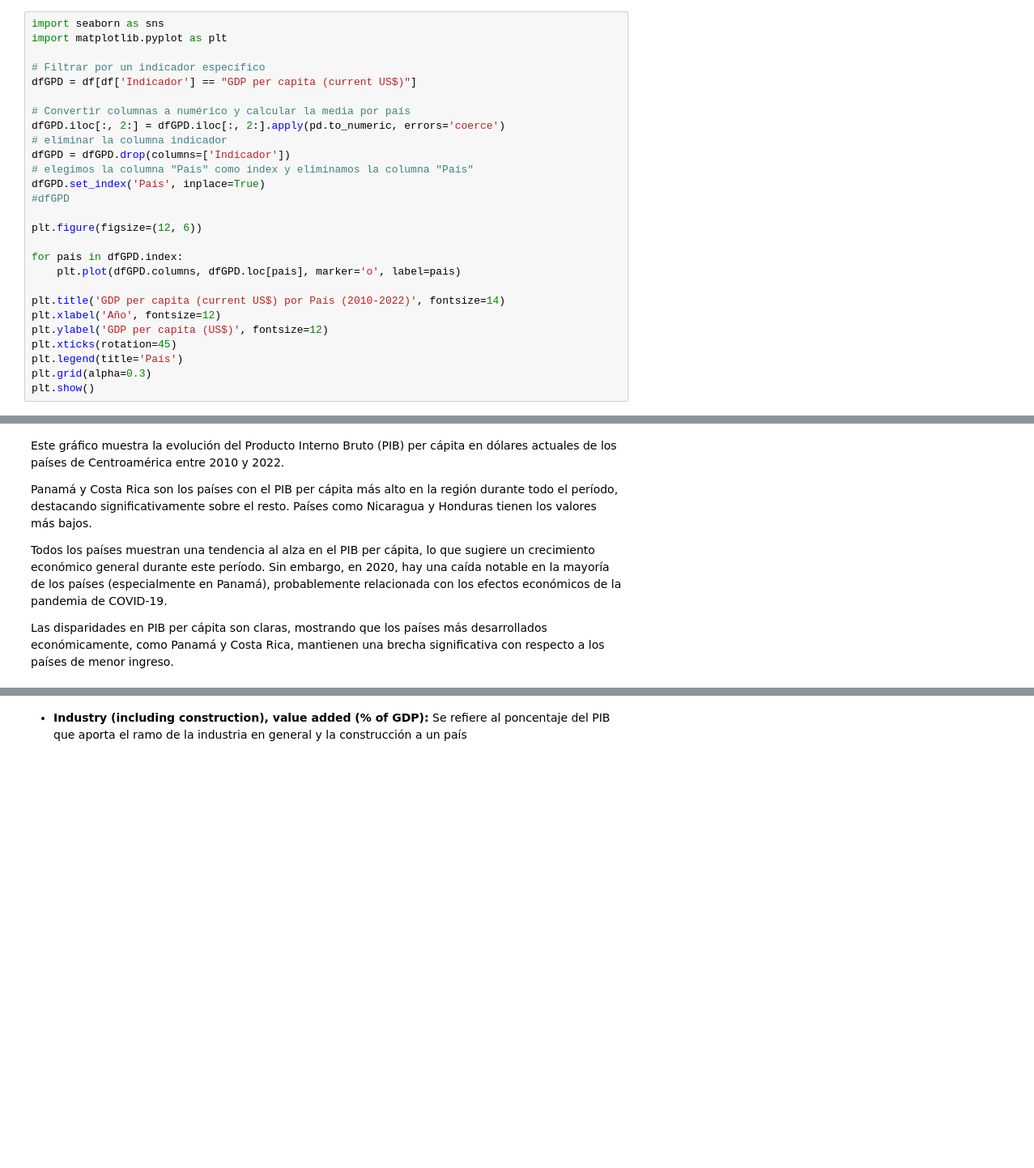
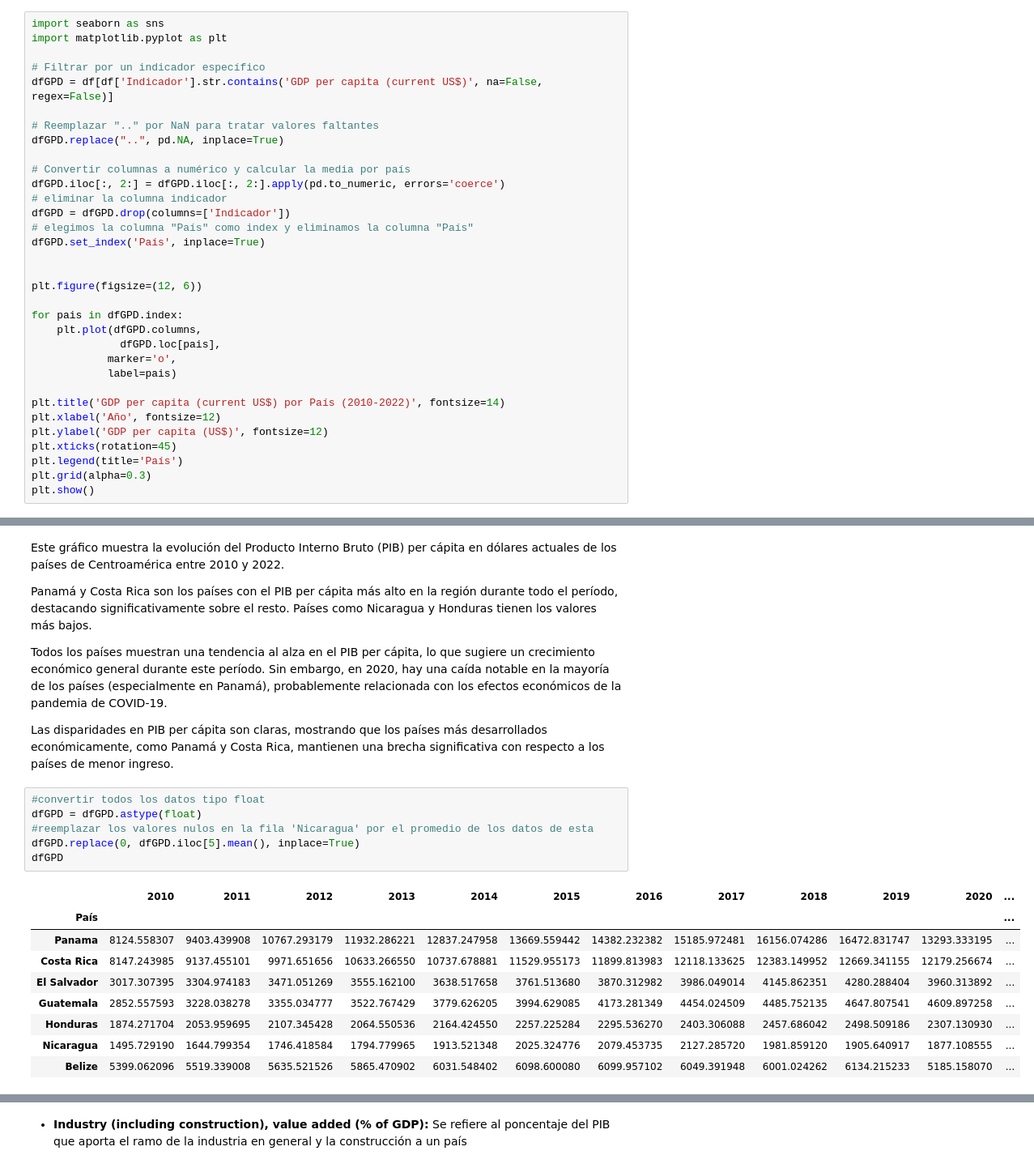
Before and after one commit to KarenSSanchezP/AnalisisLongevidad-AC, a Jupyter notebook: archivo.ipynb, the cells around one changed output, grey strips where cells are left out. Shown at 81% size. Saved outputs shown, nothing was run; the diff lists cells and outputs as text; blank space fills up the shorter version.

```diff
--- a/archivo.ipynb
+++ b/archivo.ipynb
@@ -455,7 +581,10 @@ import seaborn as sns
 import matplotlib.pyplot as plt
 
 # Filtrar por un indicador específico
-dfGPD = df[df['Indicador'] == "GDP per capita (current US$)"]
+dfGPD = df[df['Indicador'].str.contains('GDP per capita (current US$)', na=False, regex=False)]
+
+# Reemplazar ".." por NaN para tratar valores faltantes
+dfGPD.replace("..", pd.NA, inplace=True)
 
 # Convertir columnas a numérico y calcular la media por país
 dfGPD.iloc[:, 2:] = dfGPD.iloc[:, 2:].apply(pd.to_numeric, errors='coerce')
@@ -463,12 +592,15 @@ dfGPD.iloc[:, 2:] = dfGPD.iloc[:, 2:].apply(pd.to_numeric, errors='coerce')
 dfGPD = dfGPD.drop(columns=['Indicador'])
 # elegimos la columna "País" como index y eliminamos la columna "País"
 dfGPD.set_index('País', inplace=True)
-#dfGPD
+
 
 plt.figure(figsize=(12, 6))
 
 for pais in dfGPD.index:
-    plt.plot(dfGPD.columns, dfGPD.loc[pais], marker='o', label=pais)
+    plt.plot(dfGPD.columns,
+              dfGPD.loc[pais],
+            marker='o',
+            label=pais)
 
 plt.title('GDP per capita (current US$) por País (2010-2022)', fontsize=14)
 plt.xlabel('Año', fontsize=12)
@@ -487,3 +623,19 @@ Panamá y Costa Rica son los países con el PIB per cápita más alto en la regi
 Todos los países muestran una tendencia al alza en el PIB per cápita, lo que sugiere un crecimiento económico general durante este período. Sin embargo, en 2020, hay una caída notable en la mayoría de los países (especialmente en Panamá), probablemente relacionada con los efectos económicos de la pandemia de COVID-19.
 
 Las disparidades en PIB per cápita son claras, mostrando que los países más desarrollados económicamente, como Panamá y Costa Rica, mantienen una brecha significativa con respecto a los países de menor ingreso.
+# %%
+#convertir todos los datos tipo float
+dfGPD = dfGPD.astype(float)
+#reemplazar los valores nulos en la fila 'Nicaragua' por el promedio de los datos de esta
+dfGPD.replace(0, dfGPD.iloc[5].mean(), inplace=True)
+dfGPD
+# %% [output]
+|  | 2010 | 2011 | 2012 | 2013 | 2014 | 2015 | 2016 | 2017 | 2018 | 2019 | 2020 | ... |
+| País |  |  |  |  |  |  |  |  |  |  |  | ... |
+| Panama | 8124.558307 | 9403.439908 | 10767.293179 | 11932.286221 | 12837.247958 | 13669.559442 | 14382.232382 | 15185.972481 | 16156.074286 | 16472.831747 | 13293.333195 | ... |
+| Costa Rica | 8147.243985 | 9137.455101 | 9971.651656 | 10633.266550 | 10737.678881 | 11529.955173 | 11899.813983 | 12118.133625 | 12383.149952 | 12669.341155 | 12179.256674 | ... |
+| El Salvador | 3017.307395 | 3304.974183 | 3471.051269 | 3555.162100 | 3638.517658 | 3761.513680 | 3870.312982 | 3986.049014 | 4145.862351 | 4280.288404 | 3960.313892 | ... |
+| Guatemala | 2852.557593 | 3228.038278 | 3355.034777 | 3522.767429 | 3779.626205 | 3994.629085 | 4173.281349 | 4454.024509 | 4485.752135 | 4647.807541 | 4609.897258 | ... |
+| Honduras | 1874.271704 | 2053.959695 | 2107.345428 | 2064.550536 | 2164.424550 | 2257.225284 | 2295.536270 | 2403.306088 | 2457.686042 | 2498.509186 | 2307.130930 | ... |
+| Nicaragua | 1495.729190 | 1644.799354 | 1746.418584 | 1794.779965 | 1913.521348 | 2025.324776 | 2079.453735 | 2127.285720 | 1981.859120 | 1905.640917 | 1877.108555 | ... |
+| Belize | 5399.062096 | 5519.339008 | 5635.521526 | 5865.470902 | 6031.548402 | 6098.600080 | 6099.957102 | 6049.391948 | 6001.024262 | 6134.215233 | 5185.158070 | ... |
```
Also changed, not shown: parts of 23 cells of this notebook, 1 other file.
